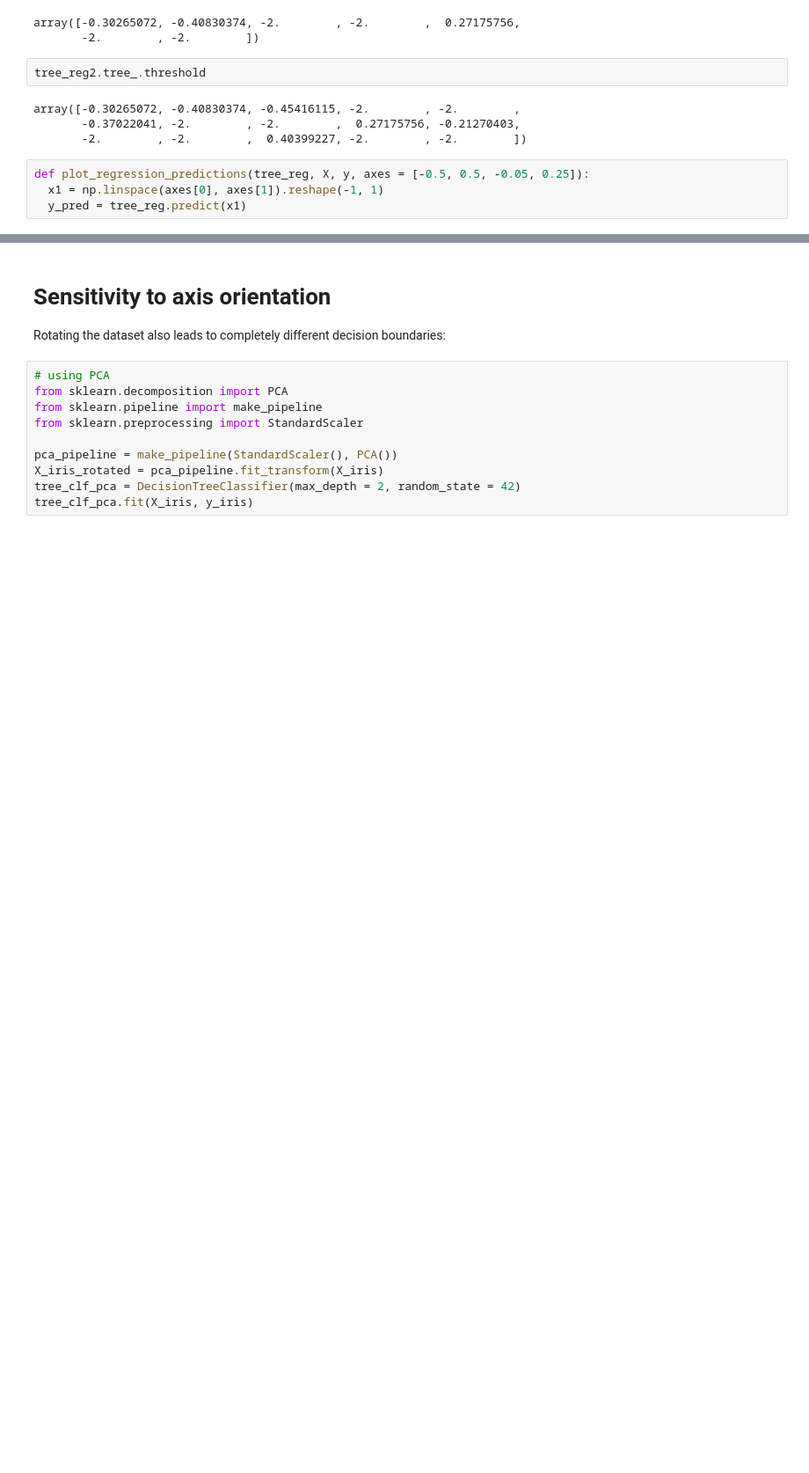
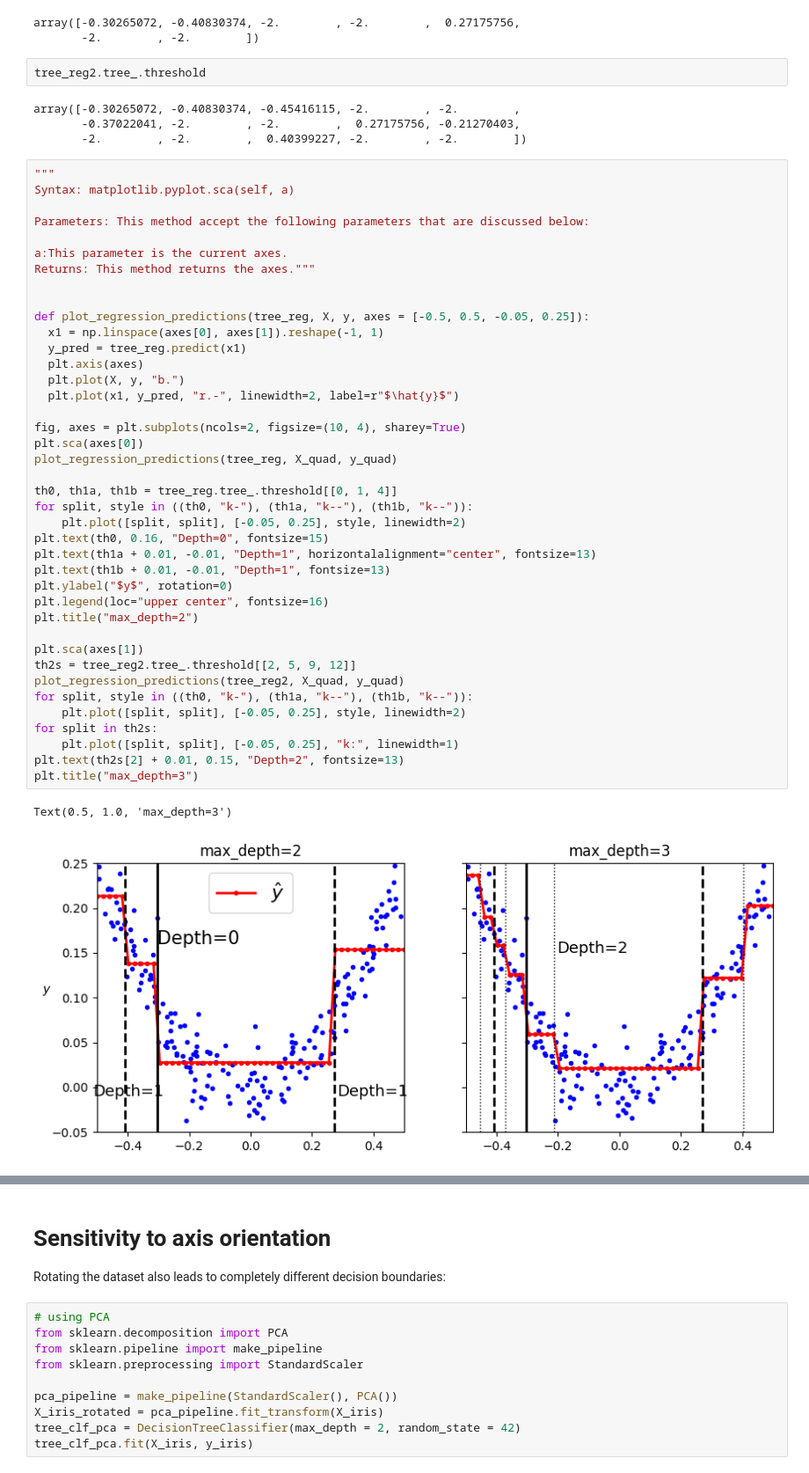
Before and after one commit to ArezooAalipanah/machine_learning3, a Jupyter notebook: HML3_Ch6.ipynb, the cells around one changed output, grey strips where cells are left out. Shown at 88% size. Cells and saved outputs as stored; diff of their text form; blank space fills up the shorter version.

```diff
--- a/HML3_Ch6.ipynb
+++ b/HML3_Ch6.ipynb
@@ -243,7 +243,46 @@ tree_reg2.tree_.threshold
 array([-0.30265072, -0.40830374, -0.45416115, -2.        , -2.        ,
        -0.37022041, -2.        , -2.        ,  0.27175756, -0.21270403,
        -2.        , -2.        ,  0.40399227, -2.        , -2.        ])
-# %%
-def plot_regression_predictions(tree_reg, X, y, axes = [-0.5, 0.5, -0.05, 0.25]):
-  x1 = np.linspace(axes[0], axes[1]).reshape(-1, 1)
-  y_pred = tree_reg.predict(x1)
+# %%
+"""
+Syntax: matplotlib.pyplot.sca(self, a)
+
+Parameters: This method accept the following parameters that are discussed below:
+
+a:This parameter is the current axes.
+Returns: This method returns the axes."""
+
+
+def plot_regression_predictions(tree_reg, X, y, axes = [-0.5, 0.5, -0.05, 0.25]):
+  x1 = np.linspace(axes[0], axes[1]).reshape(-1, 1)
+  y_pred = tree_reg.predict(x1)
+  plt.axis(axes)
+  plt.plot(X, y, "b.")
+  plt.plot(x1, y_pred, "r.-", linewidth=2, label=r"$\hat{y}$")
+
+fig, axes = plt.subplots(ncols=2, figsize=(10, 4), sharey=True)
+plt.sca(axes[0])
+plot_regression_predictions(tree_reg, X_quad, y_quad)
+
+th0, th1a, th1b = tree_reg.tree_.threshold[[0, 1, 4]]
+for split, style in ((th0, "k-"), (th1a, "k--"), (th1b, "k--")):
+    plt.plot([split, split], [-0.05, 0.25], style, linewidth=2)
+plt.text(th0, 0.16, "Depth=0", fontsize=15)
+plt.text(th1a + 0.01, -0.01, "Depth=1", horizontalalignment="center", fontsize=13)
+plt.text(th1b + 0.01, -0.01, "Depth=1", fontsize=13)
+plt.ylabel("$y$", rotation=0)
+plt.legend(loc="upper center", fontsize=16)
+plt.title("max_depth=2")
+
+plt.sca(axes[1])
+th2s = tree_reg2.tree_.threshold[[2, 5, 9, 12]]
+plot_regression_predictions(tree_reg2, X_quad, y_quad)
+for split, style in ((th0, "k-"), (th1a, "k--"), (th1b, "k--")):
+    plt.plot([split, split], [-0.05, 0.25], style, linewidth=2)
+for split in th2s:
+    plt.plot([split, split], [-0.05, 0.25], "k:", linewidth=1)
+plt.text(th2s[2] + 0.01, 0.15, "Depth=2", fontsize=13)
+plt.title("max_depth=3")
+# %% [output]
+Text(0.5, 1.0, 'max_depth=3')
+[figure, added]
```
Also changed, not shown: parts of 1 cell of this notebook.
